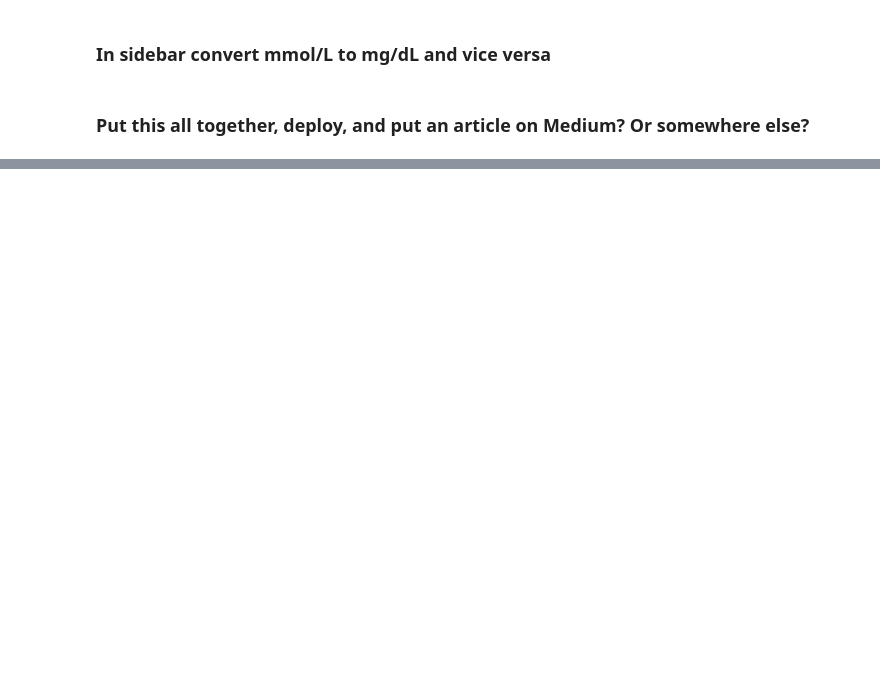
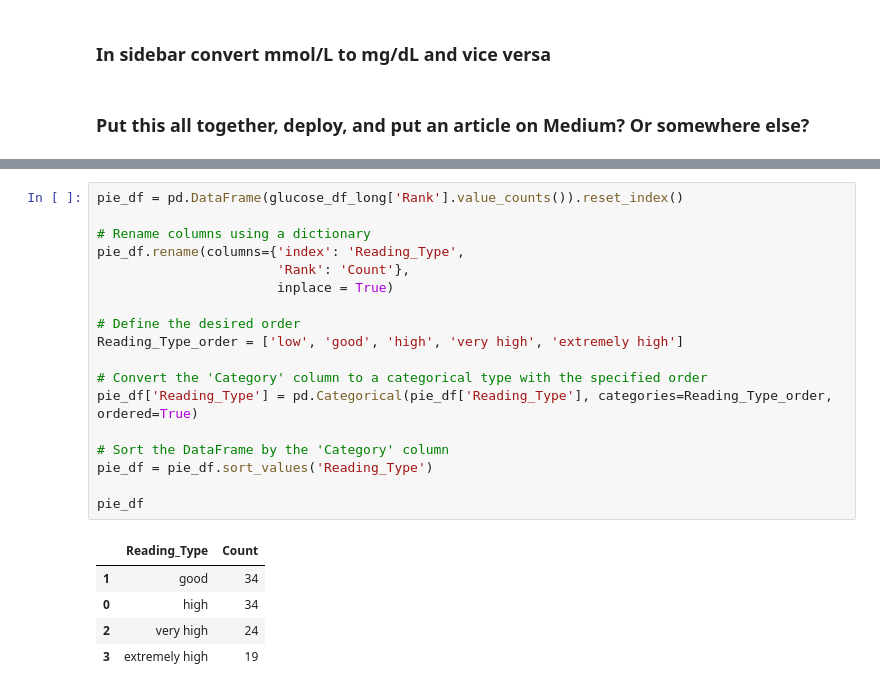
Before and after one commit to charleverts/glucose_tracker_app, a Jupyter notebook: streamlit.ipynb, the cells around one changed output, grey strips where cells are left out. Drawn from its saved outputs; the diff is of its cells as text; blank space fills up the shorter version.

```diff
--- a/streamlit.ipynb
+++ b/streamlit.ipynb
@@ -756,0 +859,24 @@ Think about other cool charts - aesthetically pleasing
+# %%
+pie_df = pd.DataFrame(glucose_df_long['Rank'].value_counts()).reset_index()
+
+# Rename columns using a dictionary
+pie_df.rename(columns={'index': 'Reading_Type',
+                       'Rank': 'Count'},
+                       inplace = True)
+
+# Define the desired order
+Reading_Type_order = ['low', 'good', 'high', 'very high', 'extremely high']
+
+# Convert the 'Category' column to a categorical type with the specified order
+pie_df['Reading_Type'] = pd.Categorical(pie_df['Reading_Type'], categories=Reading_Type_order, ordered=True)
+
+# Sort the DataFrame by the 'Category' column
+pie_df = pie_df.sort_values('Reading_Type')
+
+pie_df
+# %% [output]
+|  | Reading_Type | Count |
+| 1 | good | 34 |
+| 0 | high | 34 |
+| 2 | very high | 24 |
+| 3 | extremely high | 19 |
```
Also changed, not shown: parts of 23 cells of this notebook, 2 other files.
